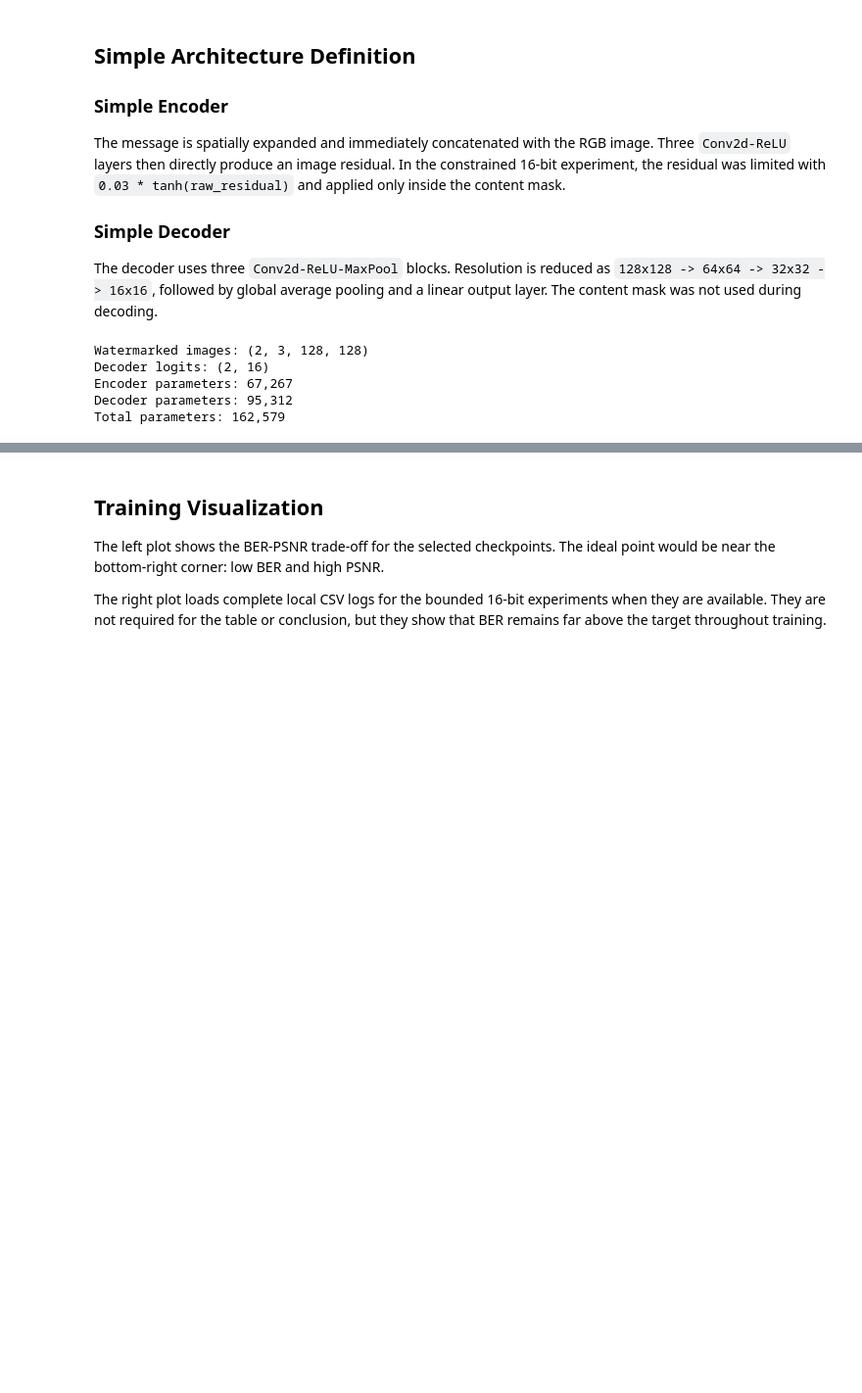
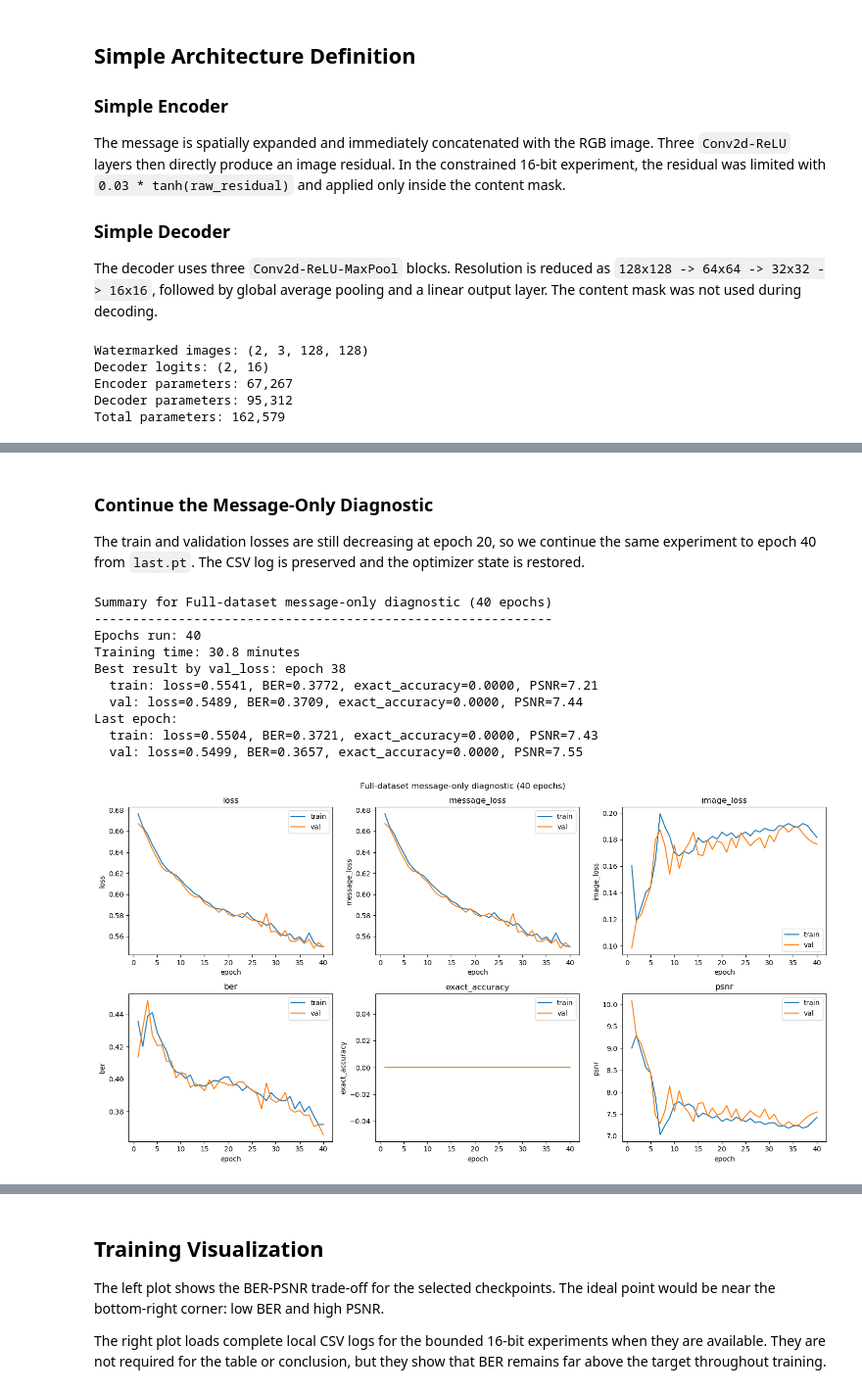
Before and after one commit to DavidT01/DeepImageWatermarking, a Jupyter notebook: notebooks/02_simple_architecture_baseline.ipynb, the cells around one changed output, grey strips where cells are left out. Shown at 98% size. Saved outputs shown, nothing was run; the diff lists cells and outputs as text; code cells hidden in the pictures; blank space fills up the shorter version.

```diff
--- a/notebooks/02_simple_architecture_baseline.ipynb
+++ b/notebooks/02_simple_architecture_baseline.ipynb
@@ -356,0 +474,37 @@ baseline_results.round(4)
+# %% [markdown]
+### Continue the Message-Only Diagnostic
+
+The train and validation losses are still decreasing at epoch 20, so we continue the same experiment to epoch 40 from `last.pt`. The CSV log is preserved and the optimizer state is restored.
+# %%
+full_config.epochs = 40
+full_checkpoint = (
+    Path(full_config.checkpoint_dir)
+    / full_config.experiment_name
+    / "last.pt"
+)
+
+full_encoder, full_decoder, continued_history = run_training(
+    data_dir=DATA_DIR,
+    splits_file=SPLITS_FILE,
+    config=full_config,
+    num_workers=4,
+    resume_from=full_checkpoint,
+)
+
+full_history.extend(continued_history)
+full_df = analyze_run(
+    full_config.log_path,
+    name="Full-dataset message-only diagnostic (40 epochs)",
+)
+# %% [output]
+Summary for Full-dataset message-only diagnostic (40 epochs)
+------------------------------------------------------------
+Epochs run: 40
+Training time: 30.8 minutes
+Best result by val_loss: epoch 38
+  train: loss=0.5541, BER=0.3772, exact_accuracy=0.0000, PSNR=7.21
+  val: loss=0.5489, BER=0.3709, exact_accuracy=0.0000, PSNR=7.44
+Last epoch:
+  train: loss=0.5504, BER=0.3721, exact_accuracy=0.0000, PSNR=7.43
+  val: loss=0.5499, BER=0.3657, exact_accuracy=0.0000, PSNR=7.55
+[figure, added]
```
Also changed, not shown: parts of 42 cells of this notebook.
